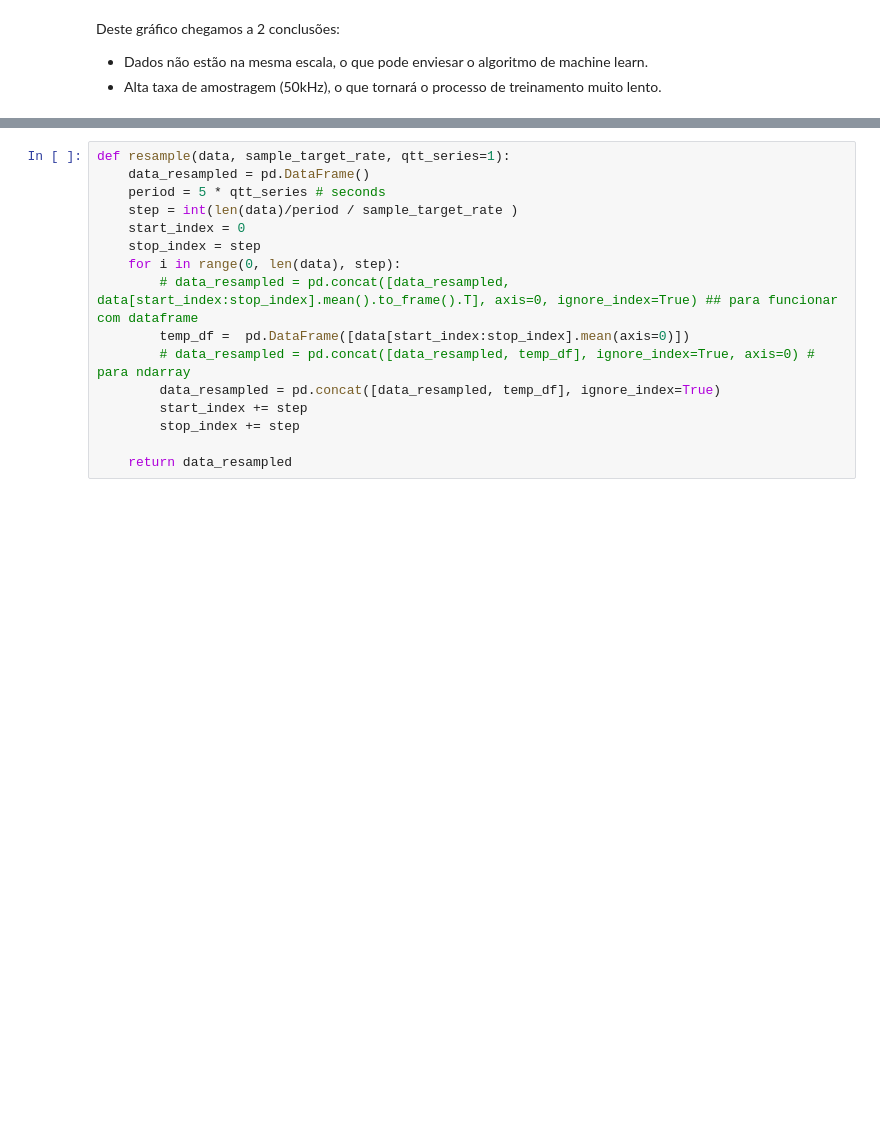
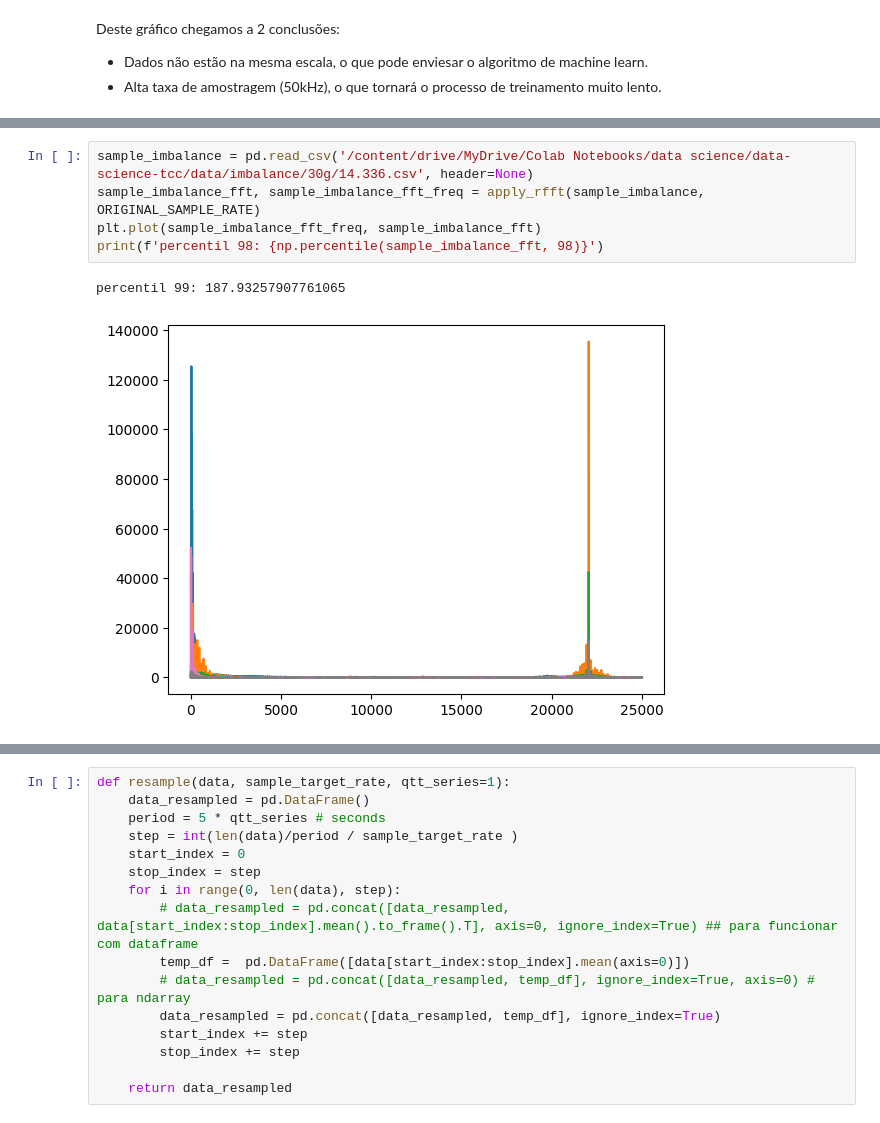
Before and after one commit to ricardo-faria/data-science-tcc, a Jupyter notebook: main.ipynb, the cells around one changed output, grey strips where cells are left out. Saved outputs shown, nothing was run; the diff lists cells and outputs as text; blank space fills up the shorter version.

```diff
--- a/main.ipynb
+++ b/main.ipynb
@@ -102,0 +138,8 @@ Deste gráfico chegamos a 2 conclusões:
+# %%
+sample_imbalance = pd.read_csv('/content/drive/MyDrive/Colab Notebooks/data science/data-science-tcc/data/imbalance/30g/14.336.csv', header=None)
+sample_imbalance_fft, sample_imbalance_fft_freq = apply_rfft(sample_imbalance, ORIGINAL_SAMPLE_RATE)
+plt.plot(sample_imbalance_fft_freq, sample_imbalance_fft)
+print(f'percentil 98: {np.percentile(sample_imbalance_fft, 98)}')
+# %% [output]
+percentil 99: 187.93257907761065
+[figure, added]
```
Also changed, not shown: parts of 22 cells of this notebook.
